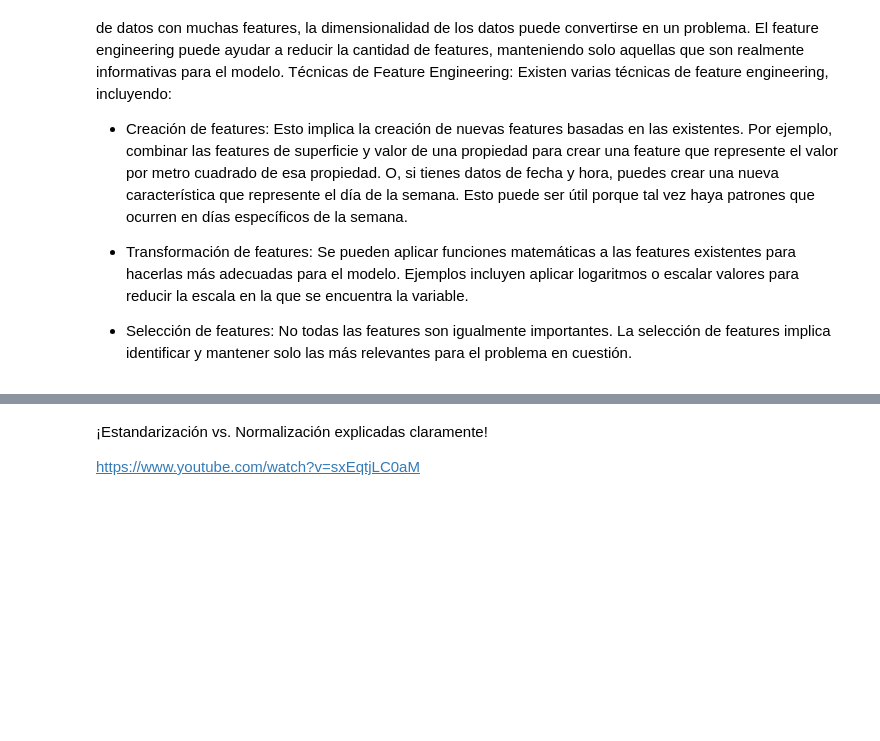
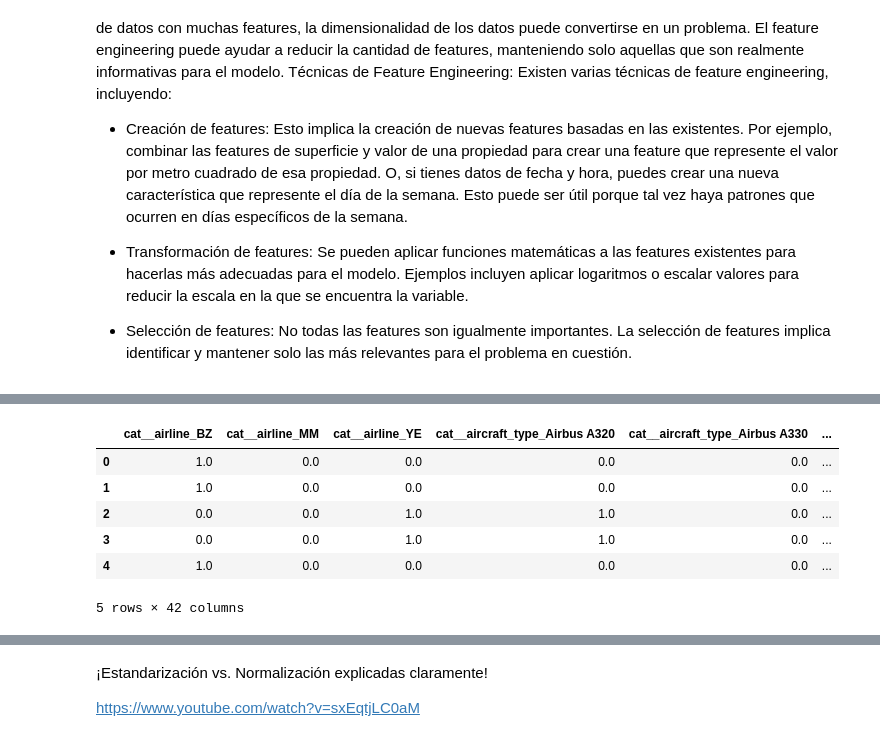
Before and after one commit to JCSR2022/Alura_Data_Science, a Jupyter notebook: Flight_Delay_Prediction_Project/Optimizacion_aeroportuaria.ipynb, the cells around one changed output, grey strips where cells are left out. Drawn from its saved outputs; the diff is of its cells as text; code cells hidden in the pictures; blank space fills up the shorter version.

```diff
--- a/Flight_Delay_Prediction_Project/Optimizacion_aeroportuaria.ipynb
+++ b/Flight_Delay_Prediction_Project/Optimizacion_aeroportuaria.ipynb
@@ -721,0 +635,31 @@ TypeError: Cannot cast DatetimeArray to dtype float32
+# %%
+#3. Crear el preprocesador
+from sklearn.compose import ColumnTransformer
+from sklearn.preprocessing import OneHotEncoder
+
+#myFlightFeatureEngineering = FlightFeatureEngineering()
+categorical_features = myFlightFeatureEngineering.categorical_features
+numeric_features = myFlightFeatureEngineering.numeric_features
+
+preprocessor = ColumnTransformer(
+    transformers=[
+        ("cat", OneHotEncoder(handle_unknown="ignore", sparse_output=False), categorical_features),
+        ("num", "passthrough", numeric_features)
+    ]
+)
+# %%
+def inspect_preprocessor(preprocessor, X):
+    Xt = preprocessor.fit_transform(X)
+    return pd.DataFrame(
+        Xt if not hasattr(Xt, "toarray") else Xt.toarray(),
+        columns=preprocessor.get_feature_names_out()
+    )
+inspect_preprocessor(preprocessor, X_fe).head()
+# %% [output]
+|  | cat__airline_BZ | cat__airline_MM | cat__airline_YE | cat__aircraft_type_Airbus A320 | cat__aircraft_type_Airbus A330 | ... |
+| 0 | 1.0 | 0.0 | 0.0 | 0.0 | 0.0 | ... |
+| 1 | 1.0 | 0.0 | 0.0 | 0.0 | 0.0 | ... |
+| 2 | 0.0 | 0.0 | 1.0 | 1.0 | 0.0 | ... |
+| 3 | 0.0 | 0.0 | 1.0 | 1.0 | 0.0 | ... |
+| 4 | 1.0 | 0.0 | 0.0 | 0.0 | 0.0 | ... |
+5 rows × 42 columns
```
Also changed, not shown: parts of 20 cells of this notebook.
